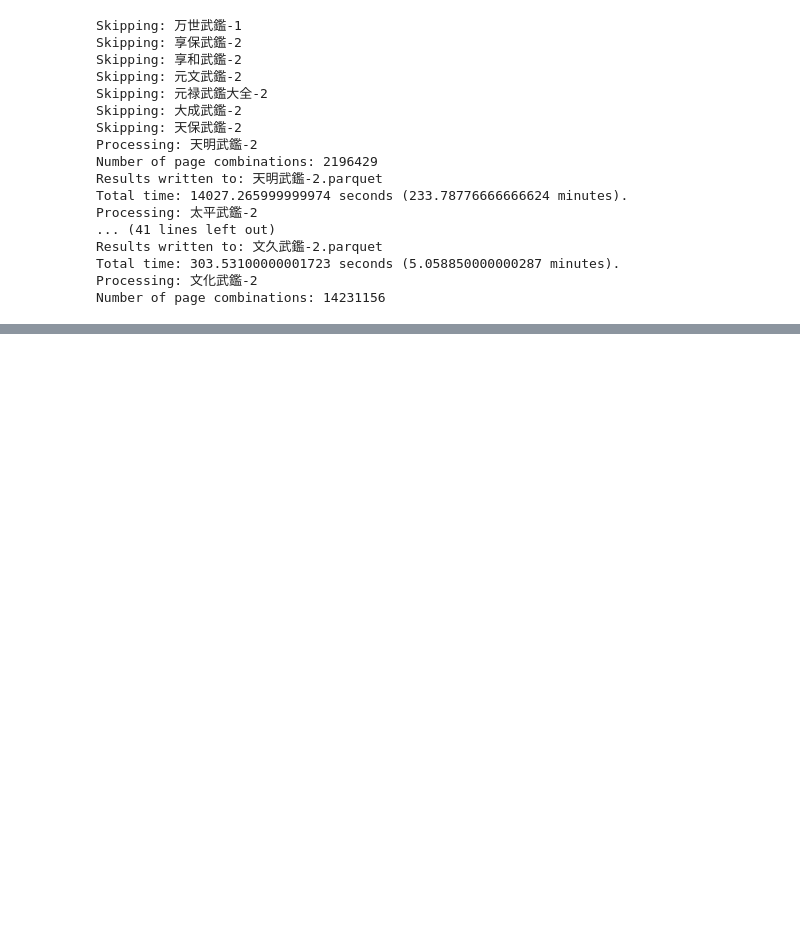
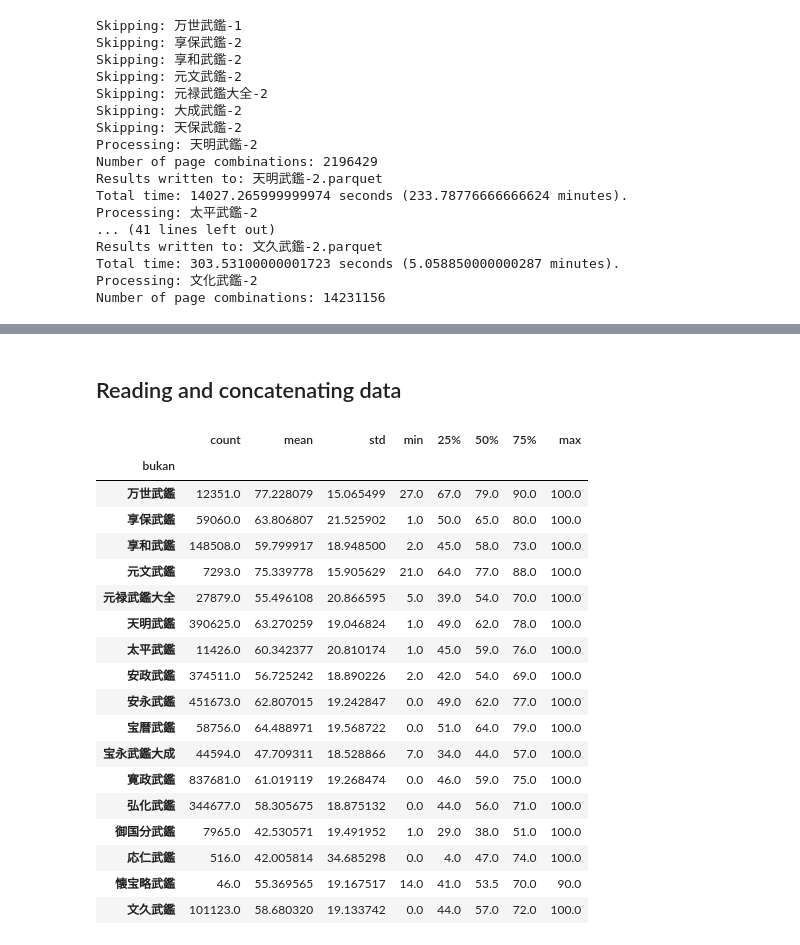
Before and after one commit to leyhline/bukan-collection, a Jupyter notebook: 06-whole-dataset.ipynb, the cells around one changed output, grey strips where cells are left out. Cells and saved outputs as stored; diff of their text form; code cells hidden in the pictures; blank space fills up the shorter version.

Commit message:
Playing around with large concatenated DataFrames

```diff
--- a/06-whole-dataset.ipynb
+++ b/06-whole-dataset.ipynb
@@ -318 +281,33 @@ relevant_matches_df = pd.concat([
+# %% [markdown]
+## Reading and concatenating data
+# %%
+parquet_paths = glob("data/*.parquet")
+# %%
+parquet_bukan_names = [os.path.split(path)[1].split("-")[0] for path in parquet_paths]
+bukan_pairs = pd.concat(
+    [pd.read_parquet(path, engine="pyarrow") for path in parquet_paths],
+    keys=parquet_bukan_names, names=["bukan"]
+).sort_index()
+# %%
+bukan_pairs["distance"].groupby("bukan").describe()
+# %% [output]
+|  | count | mean | std | min | 25% | 50% | 75% | max |
+| bukan |  |  |  |  |  |  |  |  |
+| 万世武鑑 | 12351.0 | 77.228079 | 15.065499 | 27.0 | 67.0 | 79.0 | 90.0 | 100.0 |
+| 享保武鑑 | 59060.0 | 63.806807 | 21.525902 | 1.0 | 50.0 | 65.0 | 80.0 | 100.0 |
+| 享和武鑑 | 148508.0 | 59.799917 | 18.948500 | 2.0 | 45.0 | 58.0 | 73.0 | 100.0 |
+| 元文武鑑 | 7293.0 | 75.339778 | 15.905629 | 21.0 | 64.0 | 77.0 | 88.0 | 100.0 |
+| 元禄武鑑大全 | 27879.0 | 55.496108 | 20.866595 | 5.0 | 39.0 | 54.0 | 70.0 | 100.0 |
+| 天明武鑑 | 390625.0 | 63.270259 | 19.046824 | 1.0 | 49.0 | 62.0 | 78.0 | 100.0 |
+| 太平武鑑 | 11426.0 | 60.342377 | 20.810174 | 1.0 | 45.0 | 59.0 | 76.0 | 100.0 |
+| 安政武鑑 | 374511.0 | 56.725242 | 18.890226 | 2.0 | 42.0 | 54.0 | 69.0 | 100.0 |
+| 安永武鑑 | 451673.0 | 62.807015 | 19.242847 | 0.0 | 49.0 | 62.0 | 77.0 | 100.0 |
+| 宝暦武鑑 | 58756.0 | 64.488971 | 19.568722 | 0.0 | 51.0 | 64.0 | 79.0 | 100.0 |
+| 宝永武鑑大成 | 44594.0 | 47.709311 | 18.528866 | 7.0 | 34.0 | 44.0 | 57.0 | 100.0 |
+| 寛政武鑑 | 837681.0 | 61.019119 | 19.268474 | 0.0 | 46.0 | 59.0 | 75.0 | 100.0 |
+| 弘化武鑑 | 344677.0 | 58.305675 | 18.875132 | 0.0 | 44.0 | 56.0 | 71.0 | 100.0 |
+| 御国分武鑑 | 7965.0 | 42.530571 | 19.491952 | 1.0 | 29.0 | 38.0 | 51.0 | 100.0 |
+| 応仁武鑑 | 516.0 | 42.005814 | 34.685298 | 0.0 | 4.0 | 47.0 | 74.0 | 100.0 |
+| 懐宝略武鑑 | 46.0 | 55.369565 | 19.167517 | 14.0 | 41.0 | 53.5 | 70.0 | 90.0 |
+| 文久武鑑 | 101123.0 | 58.680320 | 19.133742 | 0.0 | 44.0 | 57.0 | 72.0 | 100.0 |
 # %%
```
Also changed, not shown: parts of 23 cells of this notebook.
